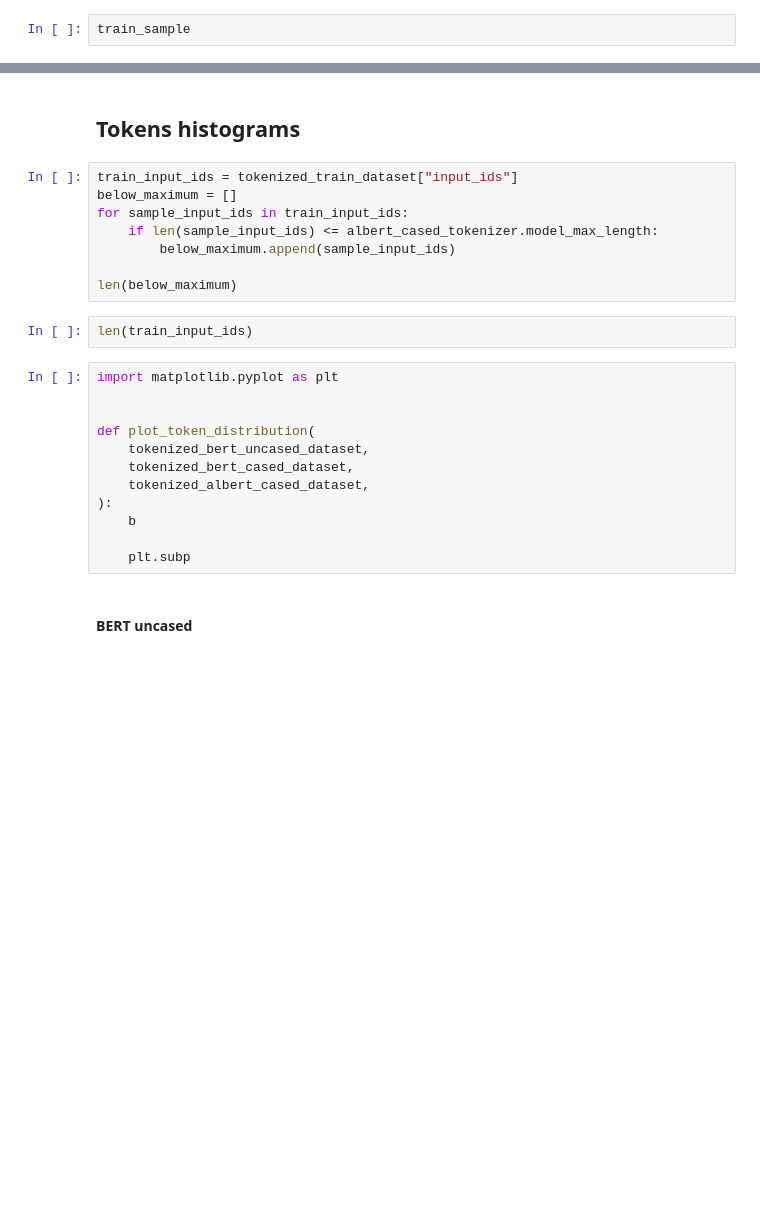
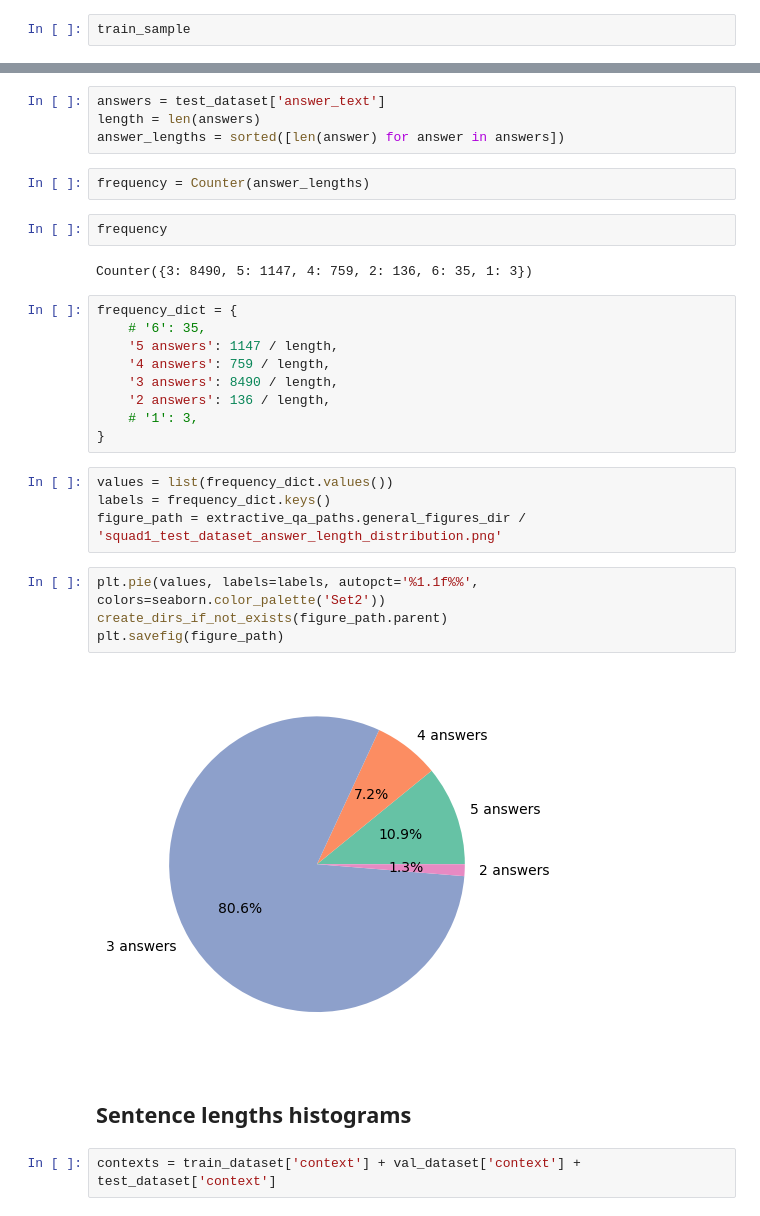
Before and after one commit to IrinUvis/question-answering, a Jupyter notebook: extractive-qa/notebooks/squad1/other/dataset_analysis.ipynb, the cells around one changed output, grey strips where cells are left out. Saved outputs shown, nothing was run; the diff lists cells and outputs as text; blank space fills up the shorter version.

```diff
--- a/extractive-qa/notebooks/squad1/other/dataset_analysis.ipynb
+++ b/extractive-qa/notebooks/squad1/other/dataset_analysis.ipynb
@@ -124,26 +132,33 @@ train_sample
+# %%
+answers = test_dataset['answer_text']
+length = len(answers)
+answer_lengths = sorted([len(answer) for answer in answers])
+# %%
+frequency = Counter(answer_lengths)
+# %%
+frequency
+# %% [output]
+Counter({3: 8490, 5: 1147, 4: 759, 2: 136, 6: 35, 1: 3})
+# %%
+frequency_dict = {
+    # '6': 35,
+    '5 answers': 1147 / length,
+    '4 answers': 759 / length,
+    '3 answers': 8490 / length,
+    '2 answers': 136 / length,
+    # '1': 3,
+}
+# %%
+values = list(frequency_dict.values())
+labels = frequency_dict.keys()
+figure_path = extractive_qa_paths.general_figures_dir / 'squad1_test_dataset_answer_length_distribution.png'
+# %%
+plt.pie(values, labels=labels, autopct='%1.1f%%', colors=seaborn.color_palette('Set2'))
+create_dirs_if_not_exists(figure_path.parent)
+plt.savefig(figure_path)
+# %% [output]
+[figure, added]
 # %% [markdown]
-## Tokens histograms
+## Sentence lengths histograms
-# %%
-train_input_ids = tokenized_train_dataset["input_ids"]
-below_maximum = []
-for sample_input_ids in train_input_ids:
-    if len(sample_input_ids) <= albert_cased_tokenizer.model_max_length:
-        below_maximum.append(sample_input_ids)
-
-len(below_maximum)
-# %%
-len(train_input_ids)
-# %%
-import matplotlib.pyplot as plt
-
-
-def plot_token_distribution(
-    tokenized_bert_uncased_dataset,
-    tokenized_bert_cased_dataset,
-    tokenized_albert_cased_dataset,
-):
-    b
-
-    plt.subp
-# %% [markdown]
-#### BERT uncased
+# %%
+contexts = train_dataset['context'] + val_dataset['context'] + test_dataset['context']
```
Also changed, not shown: parts of 5 cells of this notebook, 7 other files.
